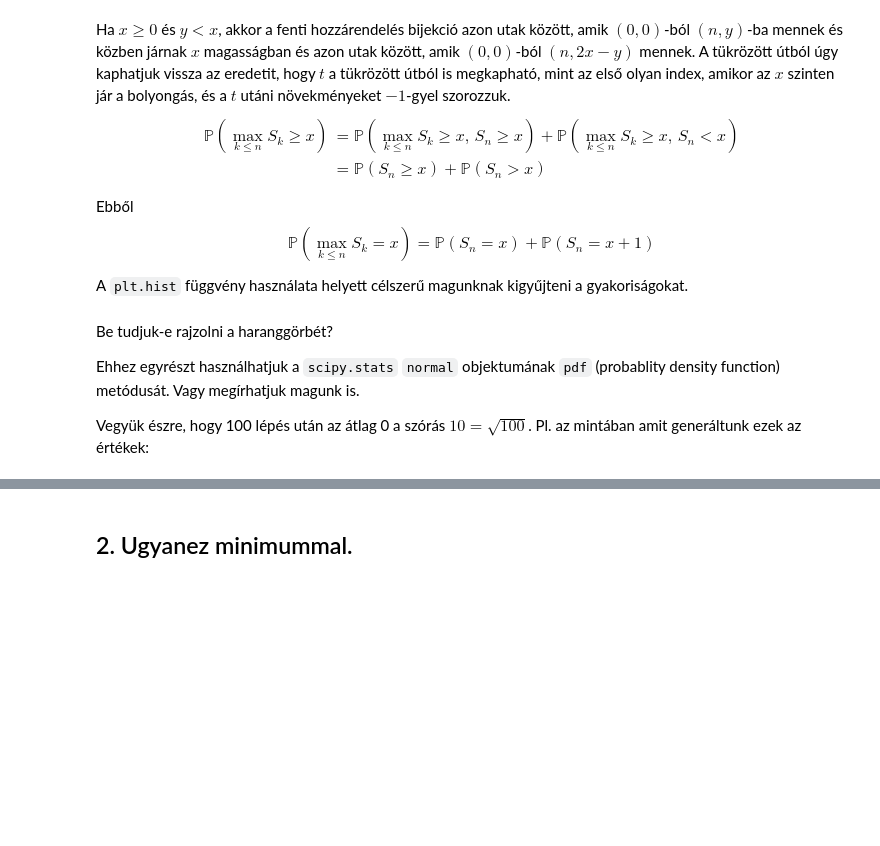
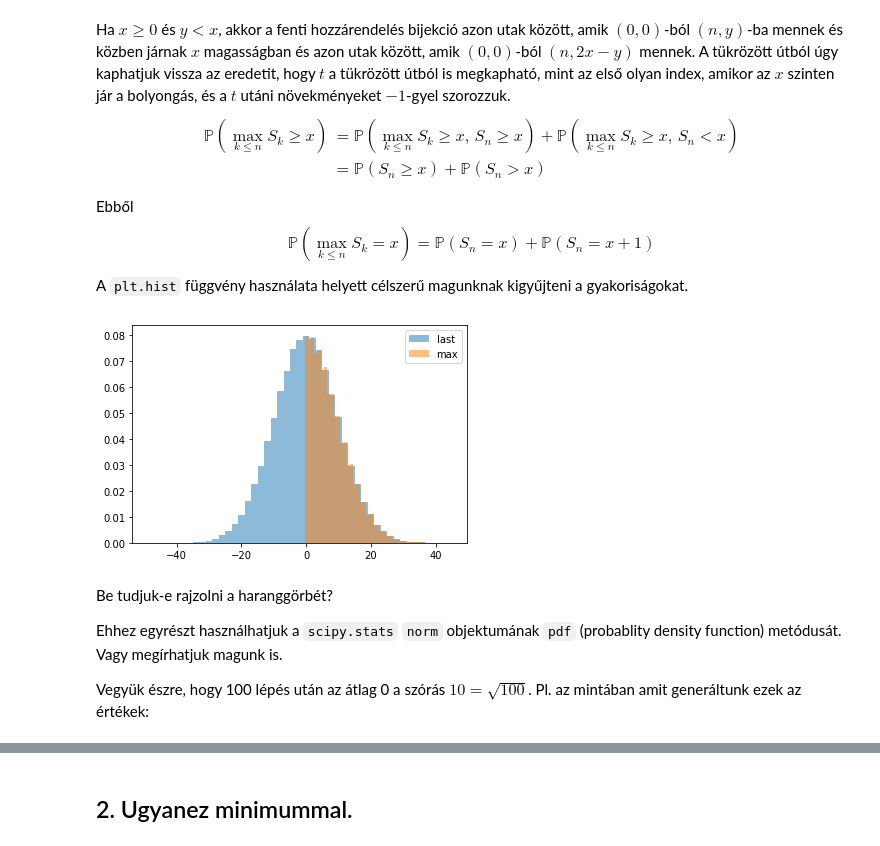
Before and after one commit to prokaj/elte-python, a Jupyter notebook: 10-gyakorlat.ipynb, the cells around one changed output, grey strips where cells are left out. Cells and saved outputs as stored; diff of their text form; code cells hidden in the pictures; blank space fills up the shorter version.

```diff
--- a/10-gyakorlat.ipynb
+++ b/10-gyakorlat.ipynb
@@ -55,5 +60,5 @@ plt.show()
 # %%
-rw = random_walk(100, 50000)
+rw = random_walk(100, 200000)
 # %%
 rw_last  =  rw[:, -1]
 plt.hist(rw_last, density=True)
@@ -135,17 +149,20 @@ A `plt.hist` függvény használata helyett célszerű magunknak kigyűjteni a g
 # %%
 rw_last_values, rw_last_cnts = np.unique(rw_last, return_counts=True)
 rw_last_probs = rw_last_cnts/rw_last_cnts.sum()
 
 rw_max_values, rw_max_cnts = np.unique(rw_max, return_counts=True)
 rw_max_probs = rw_max_cnts/rw_max_cnts.sum()
 
-plt.bar(rw_last_values, rw_last_probs, width=2, alpha=0.5)
-plt.bar(rw_max_values, rw_max_probs, width=1, alpha=0.5)
+plt.bar(rw_last_values, rw_last_probs, width=2, alpha=0.5, label='last')
+plt.bar(rw_max_values, rw_max_probs, width=1, alpha=0.5, label='max')
+plt.legend()
 plt.show()
+# %% [output]
+[figure, added]
 # %% [markdown]
 Be tudjuk-e rajzolni a haranggörbét?
 
-Ehhez egyrészt használhatjuk a `scipy.stats` `normal` objektumának `pdf` (probablity density function) metódusát. Vagy megírhatjuk magunk is.
+Ehhez egyrészt használhatjuk a `scipy.stats` `norm` objektumának `pdf` (probablity density function) metódusát. Vagy megírhatjuk magunk is.
 
 Vegyük észre, hogy 100 lépés után az átlag 0  a szórás $10=\sqrt{100}$. Pl. az mintában amit generáltunk ezek az értékek:
 # %%
```
Also changed, not shown: parts of 23 cells of this notebook.
